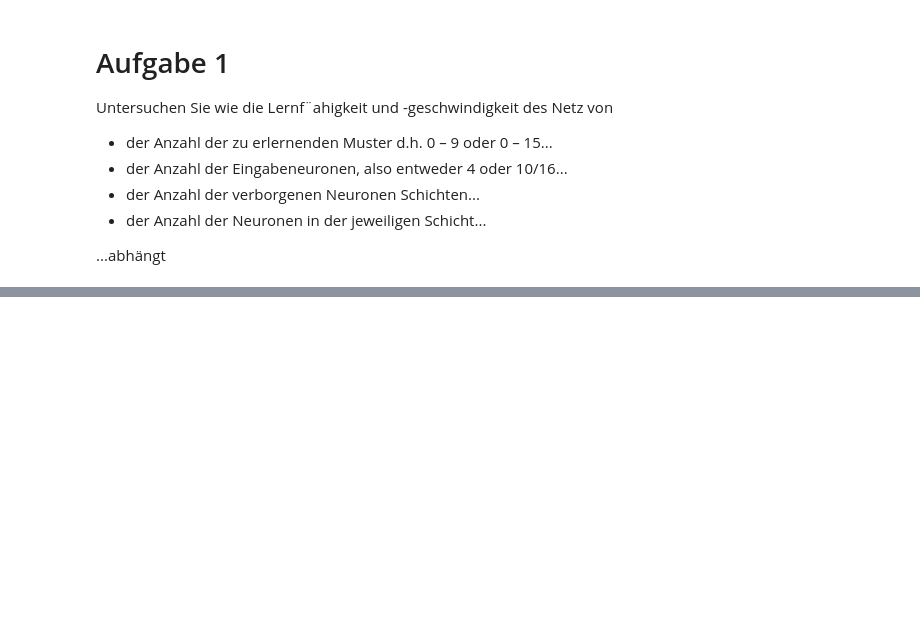
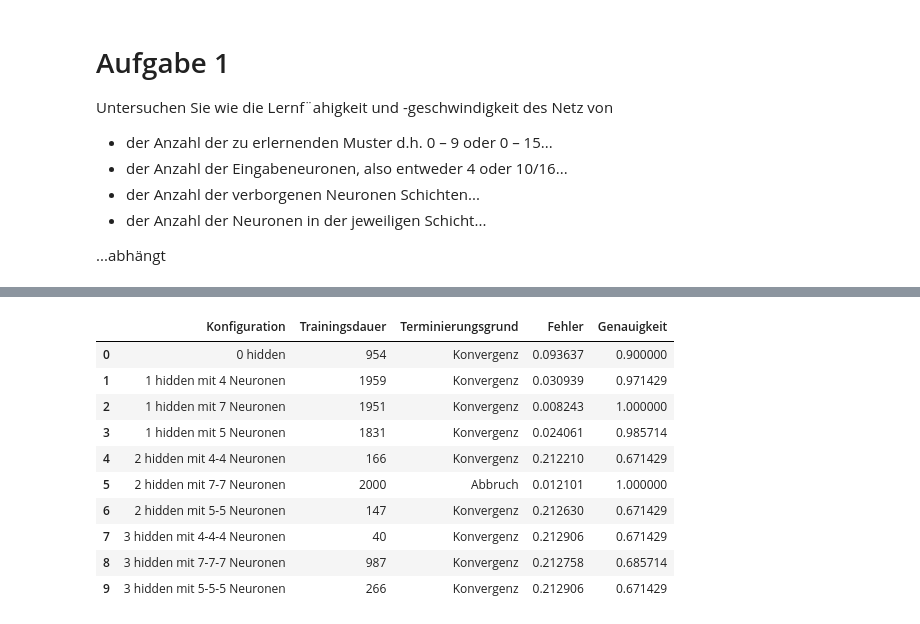
Before and after one commit to HenFo/AS-Uebungen, a Jupyter notebook: Perceptron/Abgabe 2.ipynb, the cells around one changed output, grey strips where cells are left out. Saved outputs shown, nothing was run; the diff lists cells and outputs as text; code cells hidden in the pictures; blank space fills up the shorter version.

```diff
--- a/Perceptron/Abgabe 2.ipynb
+++ b/Perceptron/Abgabe 2.ipynb
@@ -498,0 +503,15 @@ for encoding in pred:
+# %%
+stats = test_networks(xb, yb, MeanSquereError(), "Images/Outputs/outb/", plot_output=False)
+pd.DataFrame(stats)
+# %% [output]
+|  | Konfiguration | Trainingsdauer | Terminierungsgrund | Fehler | Genauigkeit |
+| 0 | 0 hidden | 954 | Konvergenz | 0.093637 | 0.900000 |
+| 1 | 1 hidden mit 4 Neuronen | 1959 | Konvergenz | 0.030939 | 0.971429 |
+| 2 | 1 hidden mit 7 Neuronen | 1951 | Konvergenz | 0.008243 | 1.000000 |
+| 3 | 1 hidden mit 5 Neuronen | 1831 | Konvergenz | 0.024061 | 0.985714 |
+| 4 | 2 hidden mit 4-4 Neuronen | 166 | Konvergenz | 0.212210 | 0.671429 |
+| 5 | 2 hidden mit 7-7 Neuronen | 2000 | Abbruch | 0.012101 | 1.000000 |
+| 6 | 2 hidden mit 5-5 Neuronen | 147 | Konvergenz | 0.212630 | 0.671429 |
+| 7 | 3 hidden mit 4-4-4 Neuronen | 40 | Konvergenz | 0.212906 | 0.671429 |
+| 8 | 3 hidden mit 7-7-7 Neuronen | 987 | Konvergenz | 0.212758 | 0.685714 |
+| 9 | 3 hidden mit 5-5-5 Neuronen | 266 | Konvergenz | 0.212906 | 0.671429 |
```
Also changed, not shown: parts of 21 cells of this notebook.
